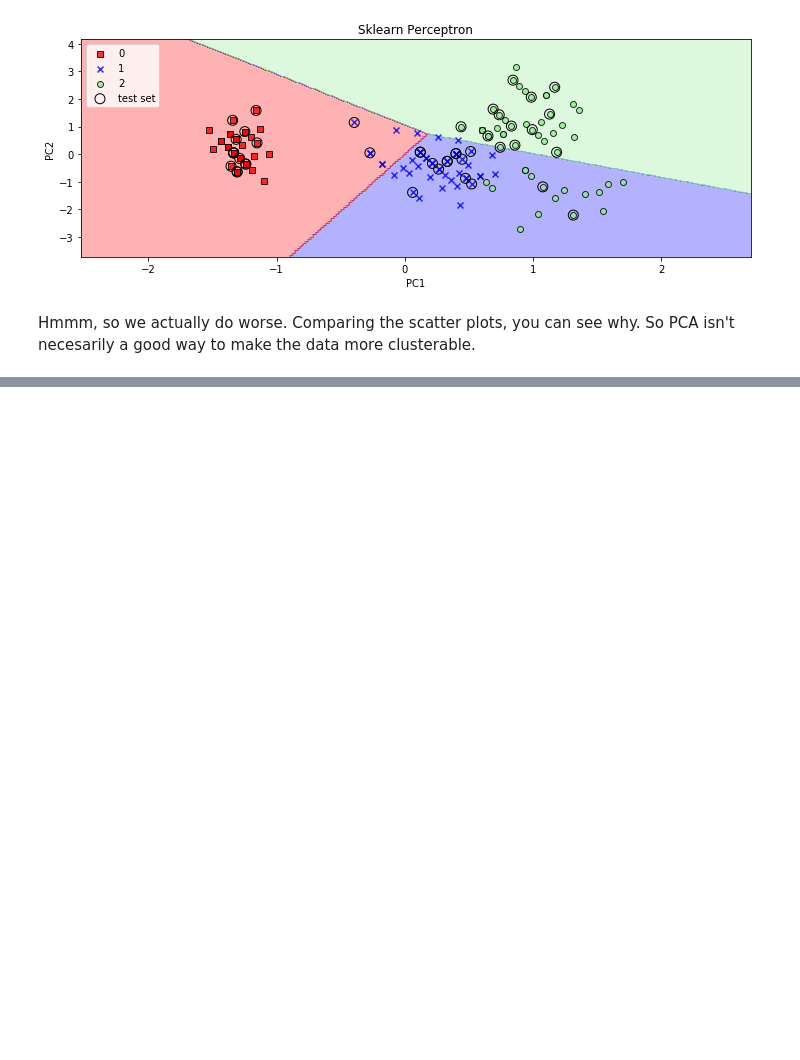
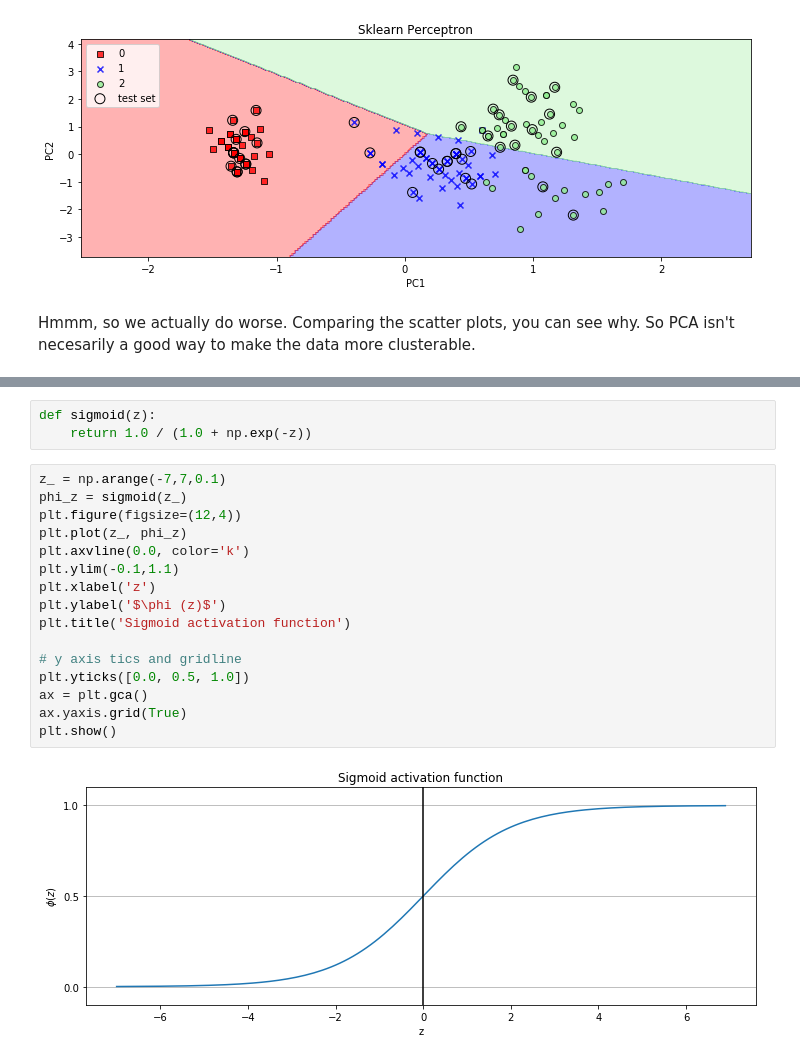
Before and after one commit to npabon/python_machine_learning, a Jupyter notebook: ch_3_sklearn_logistic_svm_trees.ipynb, the cells around one changed output, grey strips where cells are left out. Drawn from its saved outputs; the diff is of its cells as text; blank space fills up the shorter version.

Commit message:
began to writeup the cost function and gradient descent algorithm for logistic regression

```diff
--- a/ch_3_sklearn_logistic_svm_trees.ipynb
+++ b/ch_3_sklearn_logistic_svm_trees.ipynb
@@ -158,0 +165,21 @@ Note that as $p(y=1|\textbf{x}) \rightarrow 1$, then $z \rightarrow \infty$ and
+# %%
+def sigmoid(z):
+    return 1.0 / (1.0 + np.exp(-z))
+# %%
+z_ = np.arange(-7,7,0.1)
+phi_z = sigmoid(z_)
+plt.figure(figsize=(12,4))
+plt.plot(z_, phi_z)
+plt.axvline(0.0, color='k')
+plt.ylim(-0.1,1.1)
+plt.xlabel('z')
+plt.ylabel('$\phi (z)$')
+plt.title('Sigmoid activation function')
+
+# y axis tics and gridline
+plt.yticks([0.0, 0.5, 1.0])
+ax = plt.gca()
+ax.yaxis.grid(True)
+plt.show()
+# %% [output]
+[figure, added]
```
Also changed, not shown: parts of 3 cells of this notebook.
